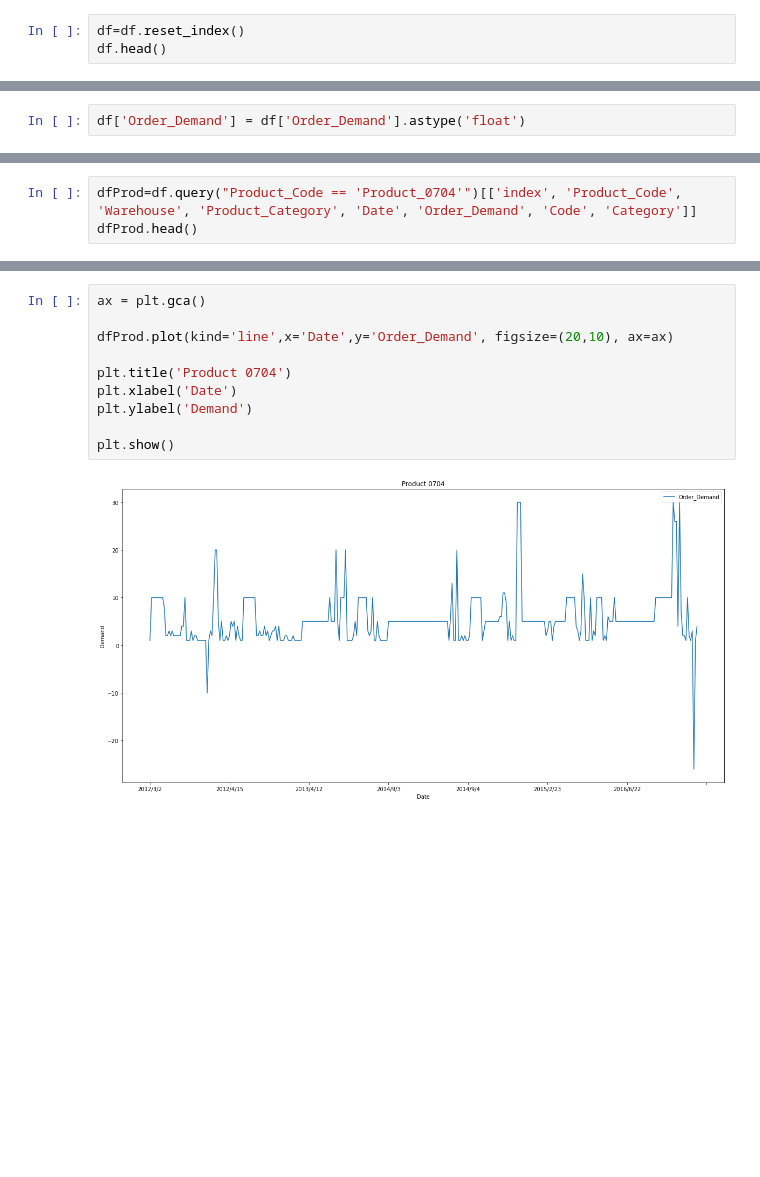
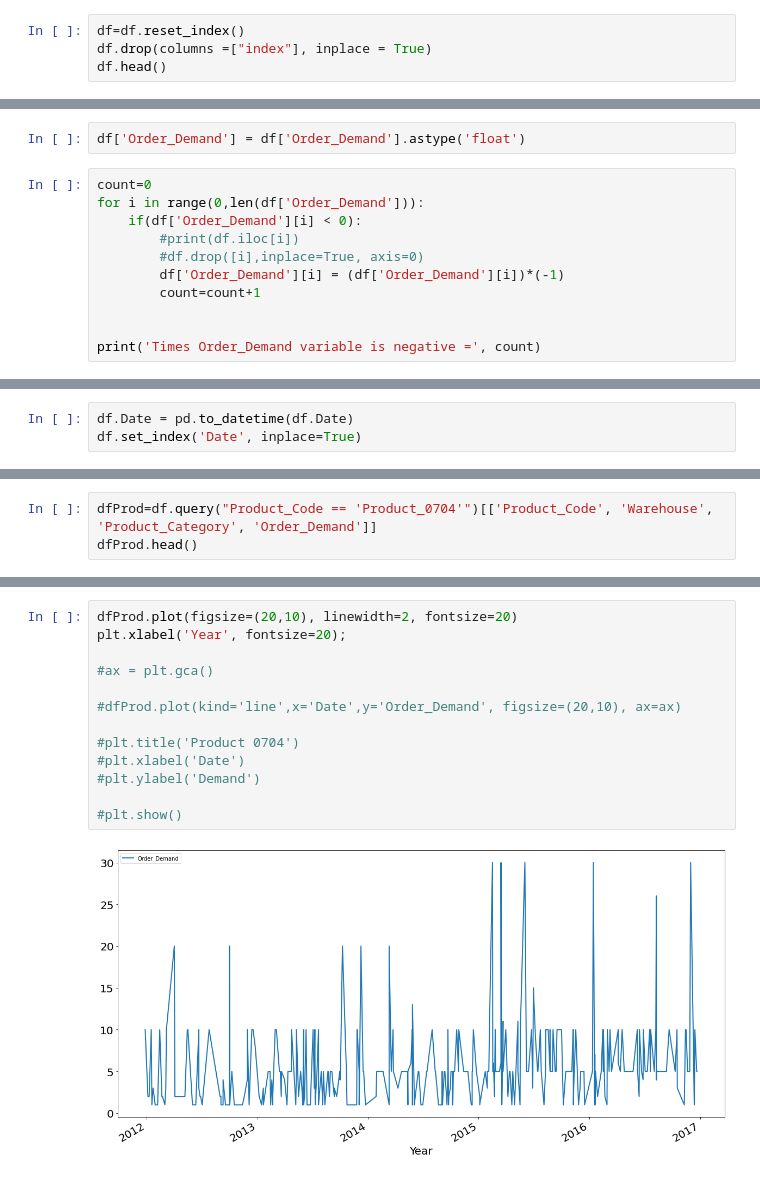
Before and after one commit to anissakhan/731-Project-5-Khan, a Jupyter notebook: Notebooks/731-Project5.ipynb, the cells around one changed output, grey strips where cells are left out. Cells and saved outputs as stored; diff of their text form; blank space fills up the shorter version.

Commit message:
update notebook add to_datetime

```diff
--- a/Notebooks/731-Project5.ipynb
+++ b/Notebooks/731-Project5.ipynb
@@ -105,4 +102,5 @@ memory usage: 63.3 MB
 # %%
 df=df.reset_index()
+df.drop(columns =["index"], inplace = True)
 df.head()
 # %% [output]
@@ -148,2 +140,13 @@ Times Order_Demand variable contains non-numeric values = 5899
 # %%
 df['Order_Demand'] = df['Order_Demand'].astype('float')
+# %%
+count=0
+for i in range(0,len(df['Order_Demand'])):
+    if(df['Order_Demand'][i] < 0):
+        #print(df.iloc[i])
+        #df.drop([i],inplace=True, axis=0)
+        df['Order_Demand'][i] = (df['Order_Demand'][i])*(-1)
+        count=count+1
+
+
+print('Times Order_Demand variable is negative =', count)
@@ -161 +167,4 @@ Category            float64
 dtype: object
+# %%
+df.Date = pd.to_datetime(df.Date)
+df.set_index('Date', inplace=True)
@@ -162,4 +181,4 @@ dtype: object
 # %%
-dfProd=df.query("Product_Code == 'Product_0704'")[['index', 'Product_Code', 'Warehouse', 'Product_Category', 'Date', 'Order_Demand', 'Code', 'Category']]
+dfProd=df.query("Product_Code == 'Product_0704'")[['Product_Code', 'Warehouse', 'Product_Category', 'Order_Demand']]
 dfProd.head()
 # %% [output]
@@ -172,15 +192,18 @@ dfProd.head()
 # %%
-ax = plt.gca()
+dfProd.plot(figsize=(20,10), linewidth=2, fontsize=20)
+plt.xlabel('Year', fontsize=20);
 
-dfProd.plot(kind='line',x='Date',y='Order_Demand', figsize=(20,10), ax=ax)
+#ax = plt.gca()
 
-plt.title('Product 0704')
-plt.xlabel('Date')
-plt.ylabel('Demand')
+#dfProd.plot(kind='line',x='Date',y='Order_Demand', figsize=(20,10), ax=ax)
 
-plt.show()
+#plt.title('Product 0704')
+#plt.xlabel('Date')
+#plt.ylabel('Demand')
+
+#plt.show()
 # %% [output]
-[figure, old version]
+[figure, new version]
 # %%
 df
 # %% [output]
```
Also changed, not shown: parts of 23 cells of this notebook.
